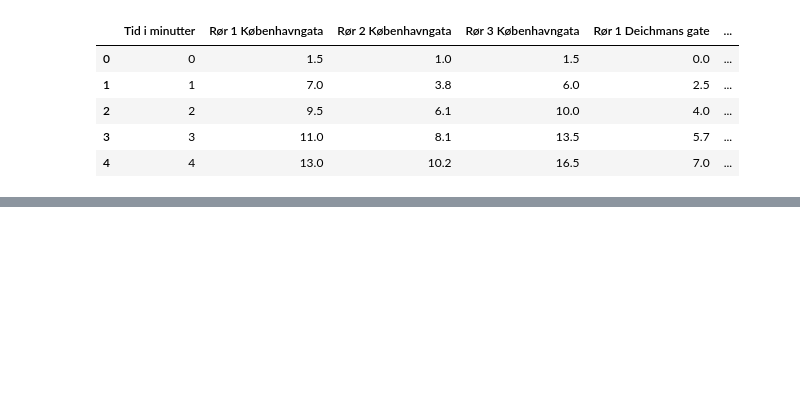
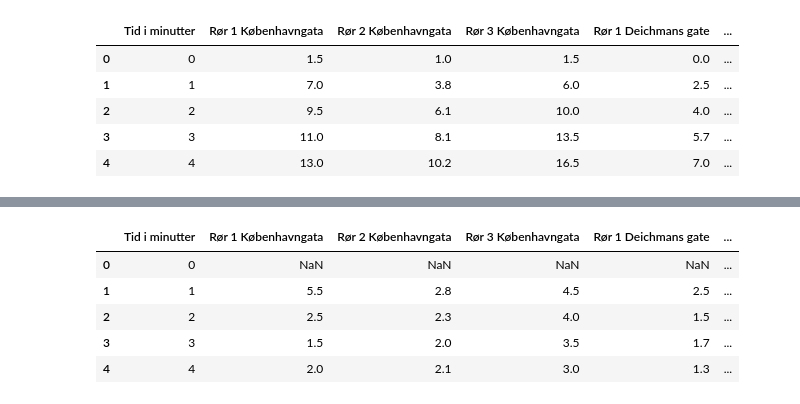
Before and after one commit to jsandtangen/Bachelor, a Jupyter notebook: notebook.ipynb, the cells around one changed output, grey strips where cells are left out. Cells and saved outputs as stored; diff of their text form; code cells hidden in the pictures; blank space fills up the shorter version.

```diff
--- a/notebook.ipynb
+++ b/notebook.ipynb
@@ -17,0 +34,14 @@ df.head()
+# %%
+df_hastighet = df.copy()
+
+for col in df.columns[1:]:
+    df_hastighet[col] = df[col].diff()
+
+df_hastighet.head()
+# %% [output]
+|  | Tid i minutter | Rør 1 Københavngata | Rør 2 Københavngata | Rør 3 Københavngata | Rør 1 Deichmans gate | ... |
+| 0 | 0 | NaN | NaN | NaN | NaN | ... |
+| 1 | 1 | 5.5 | 2.8 | 4.5 | 2.5 | ... |
+| 2 | 2 | 2.5 | 2.3 | 4.0 | 1.5 | ... |
+| 3 | 3 | 1.5 | 2.0 | 3.5 | 1.7 | ... |
+| 4 | 4 | 2.0 | 2.1 | 3.0 | 1.3 | ... |
```
Also changed, not shown: parts of 3 cells of this notebook.
